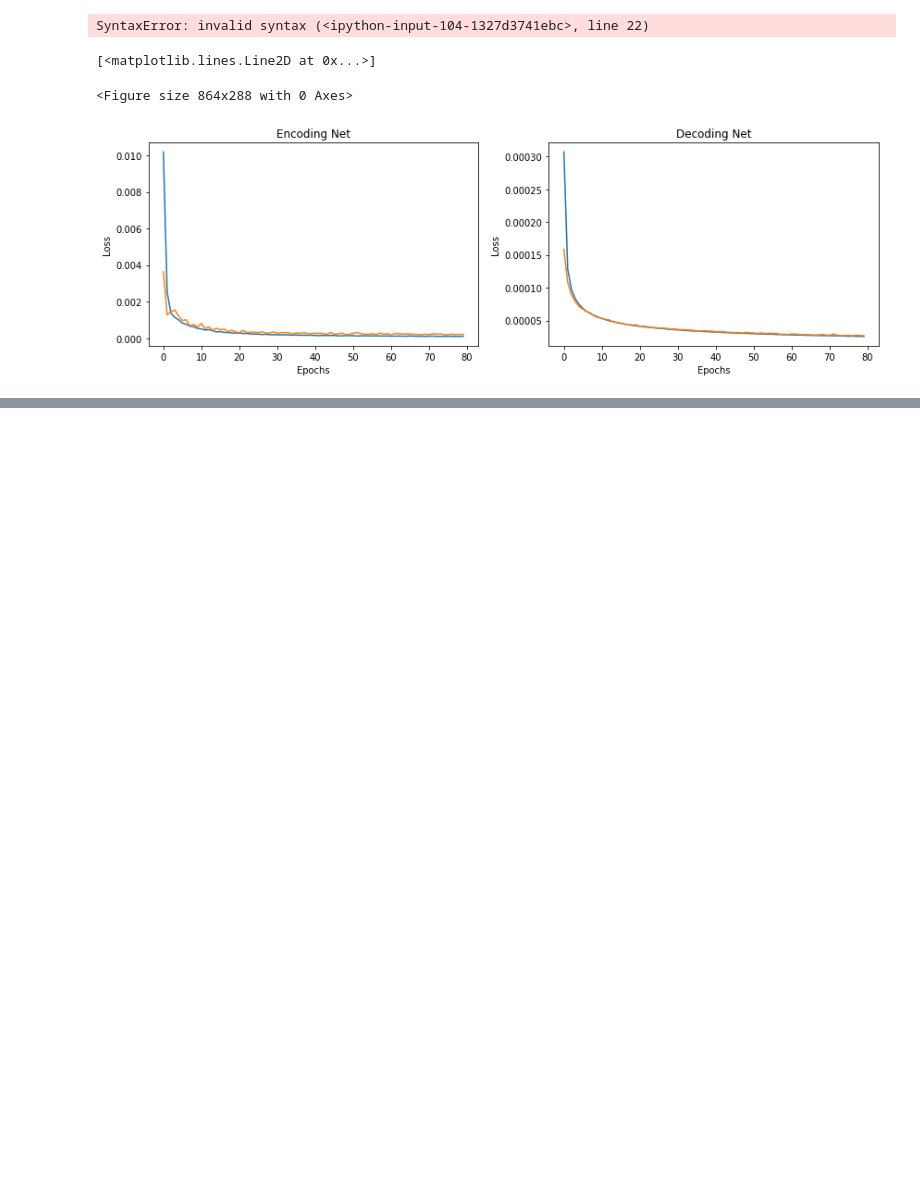
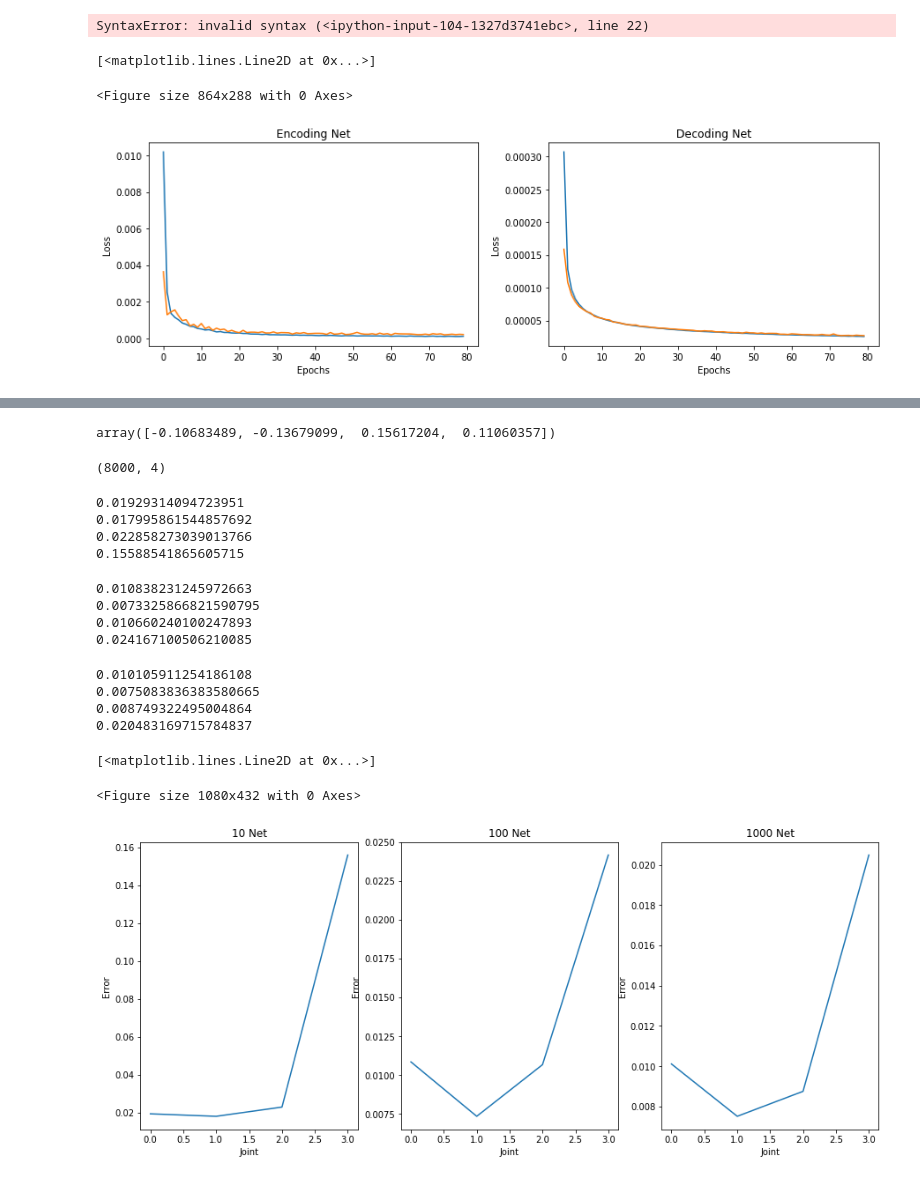
Before and after one commit to Skorkmaz88/vrepLearning, a Jupyter notebook: VrepLearning.ipynb, the cells around one changed output, grey strips where cells are left out. Cells and saved outputs as stored; diff of their text form; code cells hidden in the pictures; blank space fills up the shorter version.

```diff
--- a/VrepLearning.ipynb
+++ b/VrepLearning.ipynb
@@ -452,0 +588,80 @@ ax_lst[1].plot( n_lst, val_loss_decoding[:80])
+# %%
+output = modelEncoder.predict(x_test[50:])
+y_test[50]
+# %% [output]
+array([-0.10683489, -0.13679099,  0.15617204,  0.11060357])
+# %%
+output = modelEncoder.predict(x_test)
+# %%
+residuals_angles  = y_test - output
+residuals_angles.shape
+# %% [output]
+(8000, 4)
+# %%
+print( np.std(residuals_angles[:,0]))
+print( np.std(residuals_angles[:,1]))
+print( np.std(residuals_angles[:,2]))
+print( np.std(residuals_angles[:,3]))
+# %% [output]
+0.01929314094723951
+0.017995861544857692
+0.022858273039013766
+0.15588541865605715
+# %%
+output_100 = modelEncoder.predict(x_test)
+residuals_angles_100  = y_test - output_100
+# %%
+print( np.std(residuals_angles_100[:,0]))
+print( np.std(residuals_angles_100[:,1]))
+print( np.std(residuals_angles_100[:,2]))
+print( np.std(residuals_angles_100[:,3]))
+# %% [output]
+0.010838231245972663
+0.0073325866821590795
+0.010660240100247893
+0.024167100506210085
+# %%
+output_1000 = modelEncoder.predict(x_test)
+residuals_angles_1000  = y_test - output_1000
+
+print( np.std(residuals_angles_1000[:,0]))
+print( np.std(residuals_angles_1000[:,1]))
+print( np.std(residuals_angles_1000[:,2]))
+print( np.std(residuals_angles_1000[:,3]))
+# %% [output]
+0.010105911254186108
+0.0075083836383580665
+0.008749322495004864
+0.020483169715784837
+# %%
+x = list()
+y_10 = list()
+y_100 = list()
+y_1000 = list()
+for i in range(4):
+    x.append(i)
+    y_10.append(np.std(residuals_angles[:,i]))
+    y_100.append(np.std(residuals_angles_100[:,i]))
+    y_1000.append(np.std(residuals_angles_1000[:,i]))
+
+fig = plt.figure()  # an empty figure with no axes
+
+fig, ax_lst = plt.subplots(1, 3)  # a figure with a 2x2 grid of Axes
+ax_lst[0].set_xlabel('Joint')
+ax_lst[0].set_ylabel('Error')
+ax_lst[0].set_title("10 Net")
+ax_lst[0].plot(x, y_10)
+
+ax_lst[1].set_xlabel('Joint')
+ax_lst[1].set_ylabel('Error')
+ax_lst[1].set_title("100 Net")
+ax_lst[1].plot(x,  y_100)
+
+ax_lst[2].set_xlabel('Joint')
+ax_lst[2].set_ylabel('Error')
+ax_lst[2].set_title("1000 Net")
+ax_lst[2].plot(x,  y_1000)
+# %% [output]
+[<matplotlib.lines.Line2D at 0x...>]
+<Figure size 1080x432 with 0 Axes>
+[figure, added]
```
Also changed, not shown: parts of 14 cells of this notebook, 1 other file.
